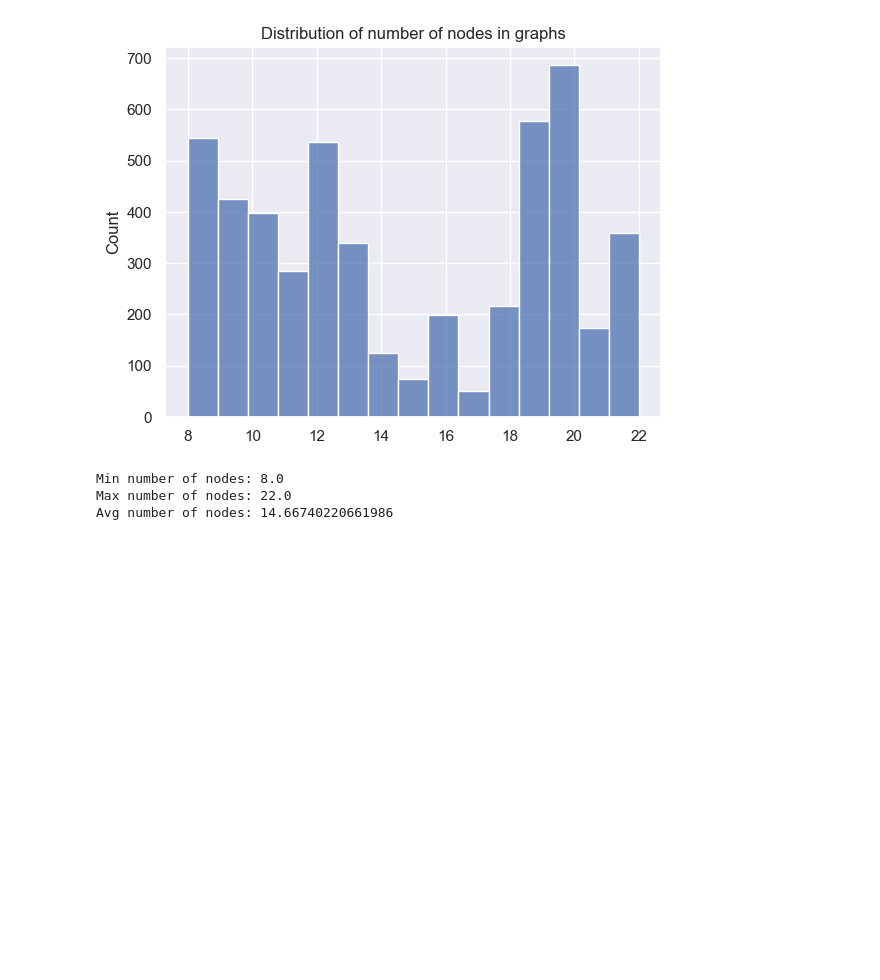
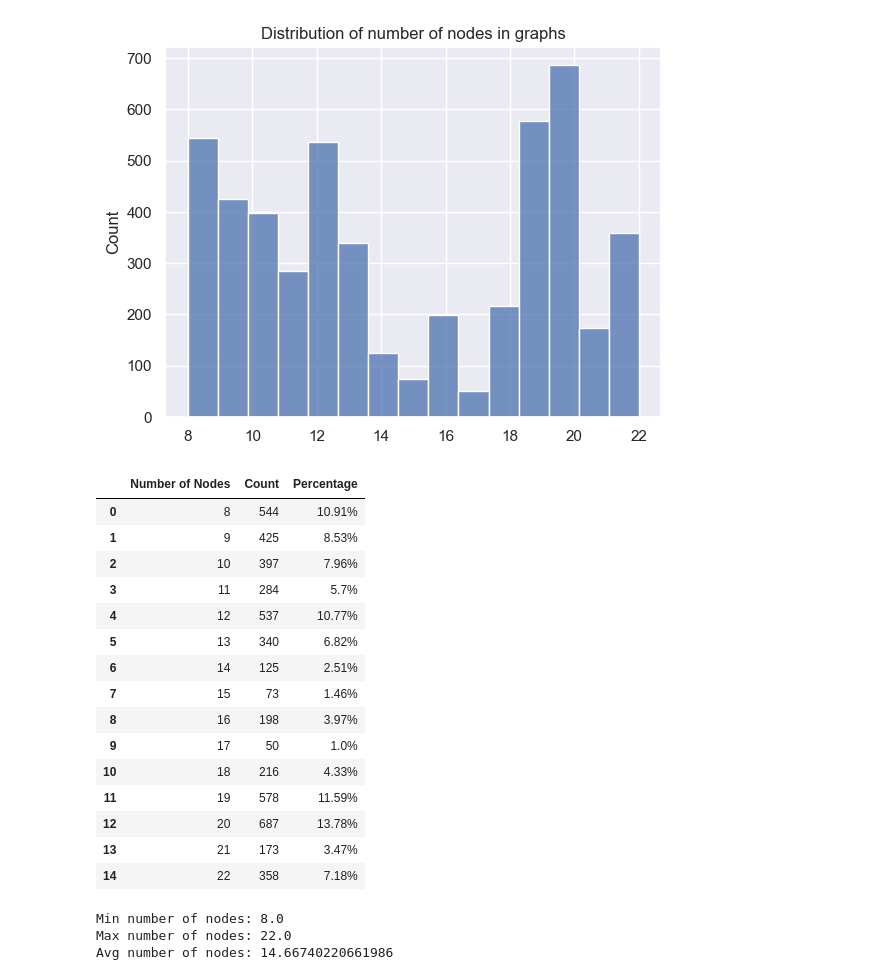
Before and after one commit to rivalxy/gnn-graph-theory, a Jupyter notebook: dataset/dataset_stats.ipynb, the cells around one changed output. Drawn from its saved outputs; the diff is of its cells as text; code cells hidden in the pictures; blank space fills up the shorter version.

```diff
--- a/dataset/dataset_stats.ipynb
+++ b/dataset/dataset_stats.ipynb
@@ -29,6 +29,28 @@ sns.histplot(nodes_counts, bins=15).set(
 plt.show()
 # %% [output]
 [figure]
+# %%
+node_dist = pd.Series(nodes_counts.astype(int)).value_counts().sort_index().reset_index()
+node_dist.columns = ["Number of Nodes", "Count"]
+node_dist["Percentage"] = (node_dist["Count"] / node_dist["Count"].sum() * 100).round(2).astype(str) + "%"
+node_dist
+# %% [output]
+|  | Number of Nodes | Count | Percentage |
+| 0 | 8 | 544 | 10.91% |
+| 1 | 9 | 425 | 8.53% |
+| 2 | 10 | 397 | 7.96% |
+| 3 | 11 | 284 | 5.7% |
+| 4 | 12 | 537 | 10.77% |
+| 5 | 13 | 340 | 6.82% |
+| 6 | 14 | 125 | 2.51% |
+| 7 | 15 | 73 | 1.46% |
+| 8 | 16 | 198 | 3.97% |
+| 9 | 17 | 50 | 1.0% |
+| 10 | 18 | 216 | 4.33% |
+| 11 | 19 | 578 | 11.59% |
+| 12 | 20 | 687 | 13.78% |
+| 13 | 21 | 173 | 3.47% |
+| 14 | 22 | 358 | 7.18% |
 # %%
 min_nodes = np.min(nodes_counts)
 max_nodes = np.max(nodes_counts)
```
